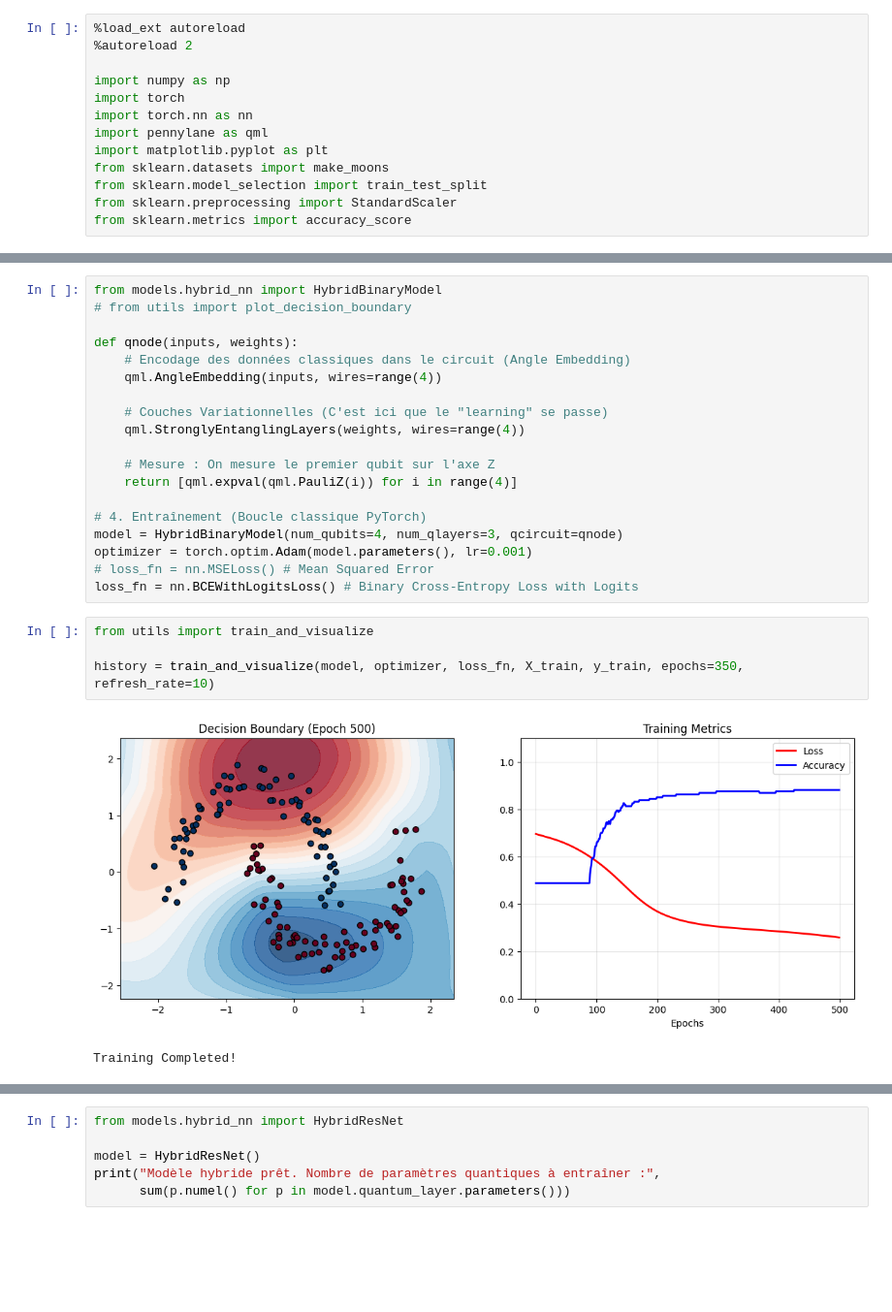
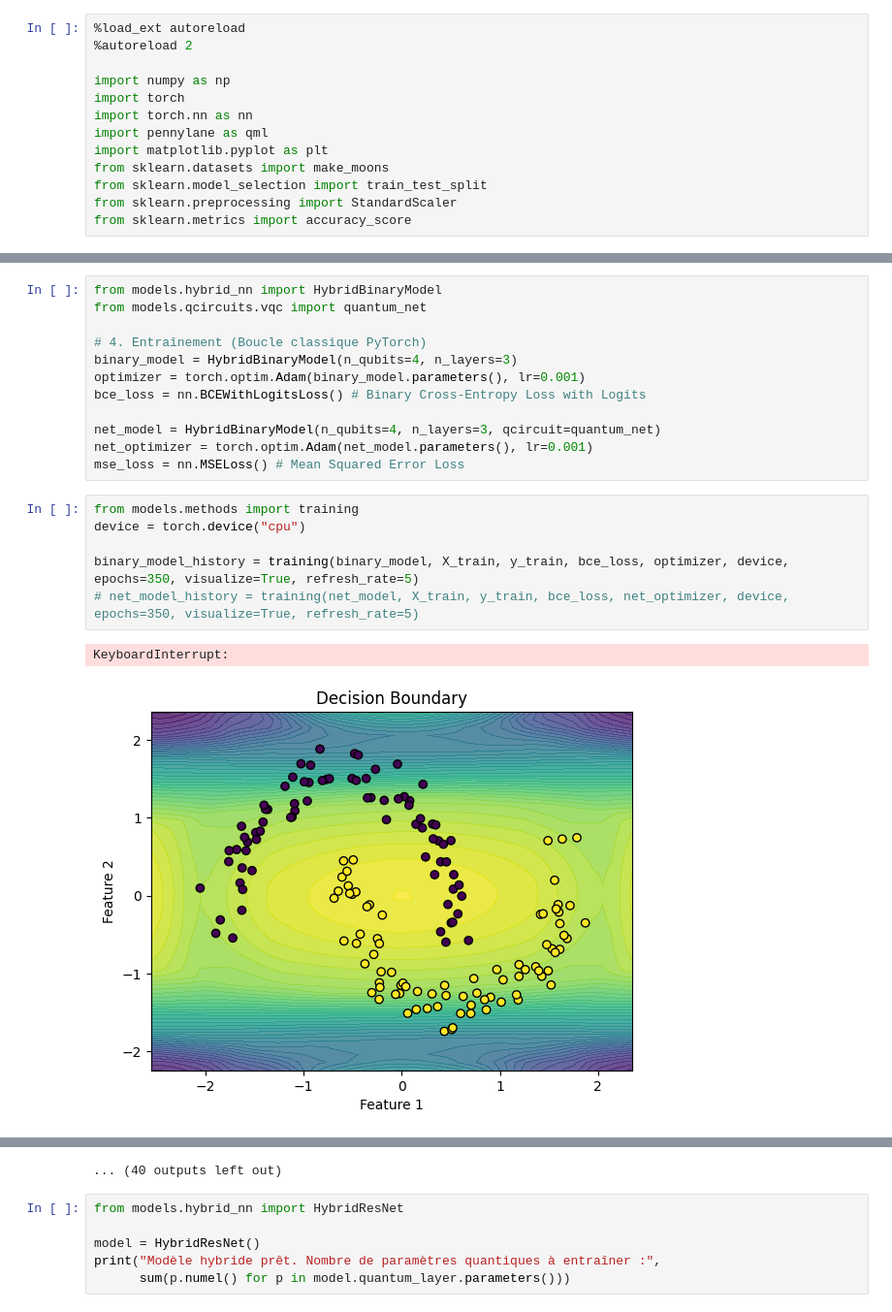
Before and after one commit to maegonz/Hybrid-Quantum-Classifier, a Jupyter notebook: main.ipynb, the cells around one changed output, grey strips where cells are left out. Shown at 97% size. Drawn from its saved outputs; the diff is of its cells as text; blank space fills up the shorter version.

Commit message:
Add vqc, training and visualization code base updates and add figures

```diff
--- a/main.ipynb
+++ b/main.ipynb
@@ -31,27 +29,22 @@ y_test = torch.from_numpy(y_test).float()
 Training samples: (160, (160, 2)), Testing samples: (40, (40, 2))
 # %%
 from models.hybrid_nn import HybridBinaryModel
-# from utils import plot_decision_boundary
-
-def qnode(inputs, weights):
-    # Encodage des données classiques dans le circuit (Angle Embedding)
-    qml.AngleEmbedding(inputs, wires=range(4))
-
-    # Couches Variationnelles (C'est ici que le "learning" se passe)
-    qml.StronglyEntanglingLayers(weights, wires=range(4))
-
-    # Mesure : On mesure le premier qubit sur l'axe Z
-    return [qml.expval(qml.PauliZ(i)) for i in range(4)]
+from models.qcircuits.vqc import quantum_net
 
 # 4. Entraînement (Boucle classique PyTorch)
-model = HybridBinaryModel(num_qubits=4, num_qlayers=3, qcircuit=qnode)
-optimizer = torch.optim.Adam(model.parameters(), lr=0.001)
-# loss_fn = nn.MSELoss() # Mean Squared Error
-loss_fn = nn.BCEWithLogitsLoss() # Binary Cross-Entropy Loss with Logits
+binary_model = HybridBinaryModel(n_qubits=4, n_layers=3)
+optimizer = torch.optim.Adam(binary_model.parameters(), lr=0.001)
+bce_loss = nn.BCEWithLogitsLoss() # Binary Cross-Entropy Loss with Logits
+
+net_model = HybridBinaryModel(n_qubits=4, n_layers=3, qcircuit=quantum_net)
+net_optimizer = torch.optim.Adam(net_model.parameters(), lr=0.001)
+mse_loss = nn.MSELoss() # Mean Squared Error Loss
 # %%
-from utils import train_and_visualize
+from models.methods import training
+device = torch.device("cpu")
 
-history = train_and_visualize(model, optimizer, loss_fn, X_train, y_train, epochs=350, refresh_rate=10)
+binary_model_history = training(binary_model, X_train, y_train, bce_loss, optimizer, device, epochs=350, visualize=True, refresh_rate=5)
+# net_model_history = training(net_model, X_train, y_train, bce_loss, net_optimizer, device, epochs=350, visualize=True, refresh_rate=5)
 # %% [output]
+KeyboardInterrupt:
-[figure, old version]
+[figure, new version]
-Training Completed!
@@ -58,3 +61,4 @@ Training Completed!
+... (40 outputs left out)
 # %%
 from models.hybrid_nn import HybridResNet
 
```
Also changed, not shown: parts of 2 cells of this notebook, 8 other files.
